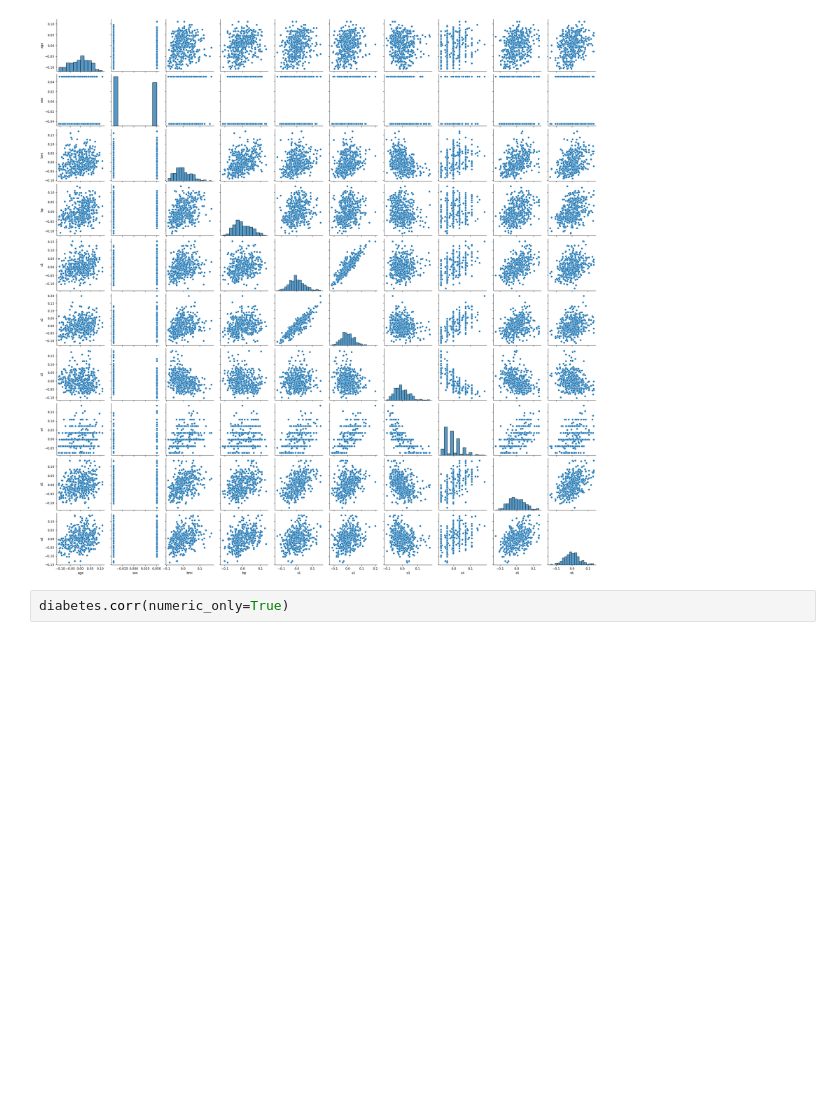
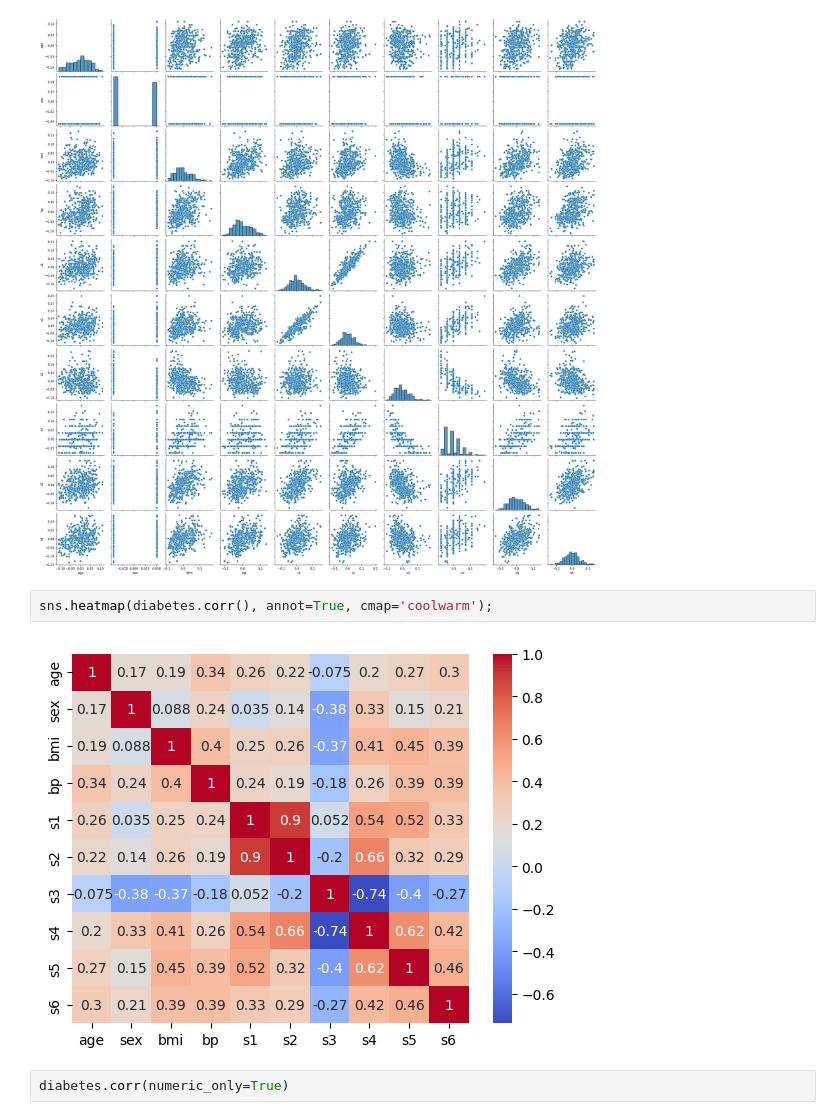
Before and after one commit to fgoiri/2026-02-BILBAO-FT-Data-Science, a Jupyter notebook: 3-Machine_Learning/1-Supervisado/1-Regression/1-Linear_Regression/ejercicios/2 Diabetes_FGO.ipynb, the cells around one changed output. Cells and saved outputs as stored; diff of their text form; blank space fills up the shorter version.

```diff
--- a/3-Machine_Learning/1-Supervisado/1-Regression/1-Linear_Regression/ejercicios/2 Diabetes_FGO.ipynb
+++ b/3-Machine_Learning/1-Supervisado/1-Regression/1-Linear_Regression/ejercicios/2 Diabetes_FGO.ipynb
@@ -162,6 +162,10 @@ diabetes.describe().T
 sns.pairplot(diabetes);
 # %% [output]
 [figure]
+# %%
+sns.heatmap(diabetes.corr(), annot=True, cmap='coolwarm');
+# %% [output]
+[figure, added]
 # %%
 diabetes.corr(numeric_only=True)
 # %% [output]
```
Also changed, not shown: 9 other files.
